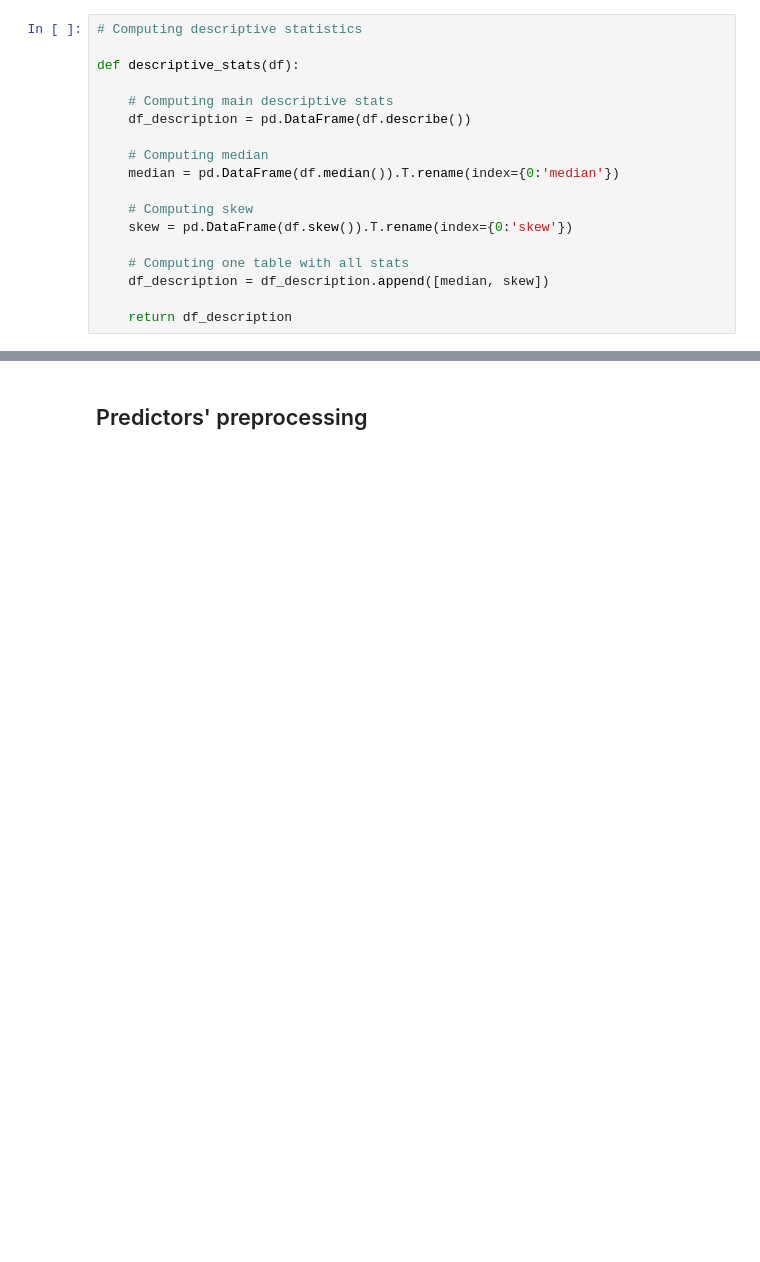
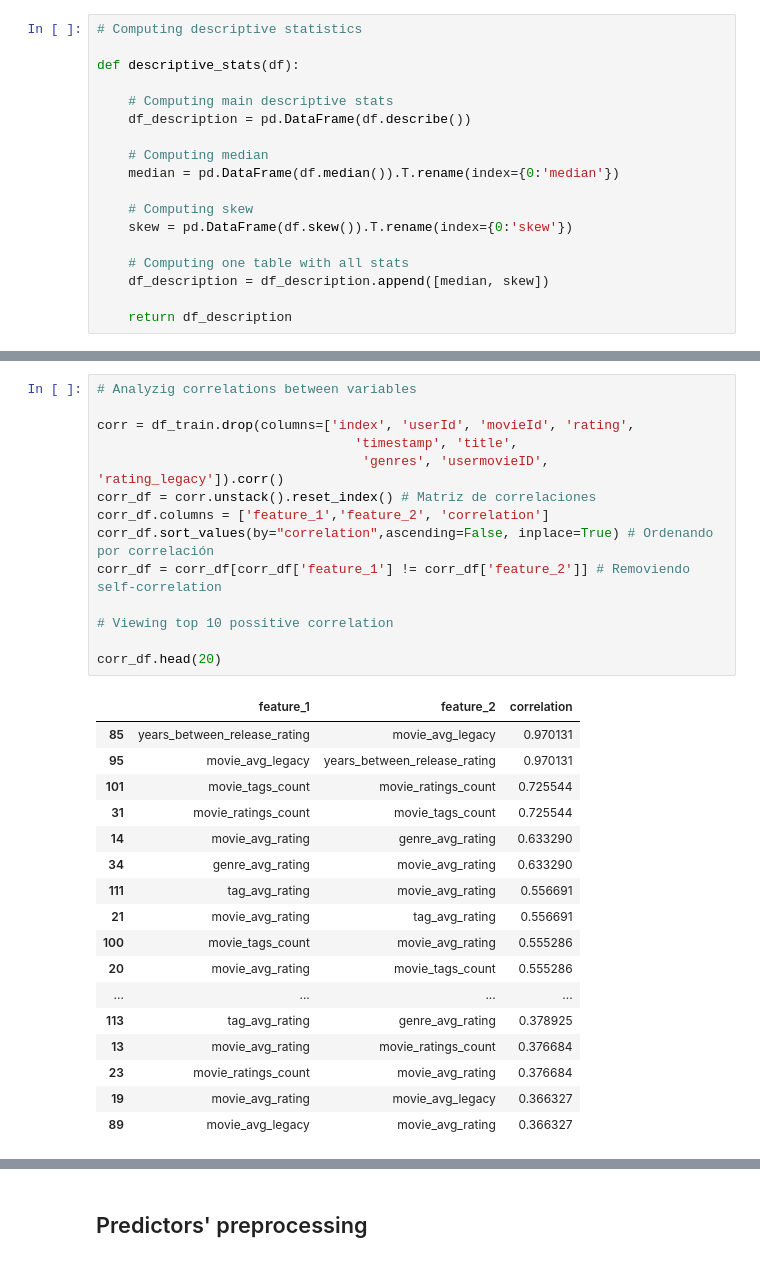
Before and after one commit to sanchiesa/user_movie_rating, a Jupyter notebook: notebooks/user_movie_rating.ipynb, the cells around one changed output, grey strips where cells are left out. Drawn from its saved outputs; the diff is of its cells as text; blank space fills up the shorter version.

```diff
--- a/notebooks/user_movie_rating.ipynb
+++ b/notebooks/user_movie_rating.ipynb
@@ -1215,3 +1225,35 @@ descriptive_stats(X_train)
 | max | 5.000000e+00 | 4.932800e+04 | 4.666667e+00 | 8.000000e+00 | 2.007000e+03 | 2.007000e+03 | ... |
 | median | 3.587460e+00 | 6.783000e+03 | 3.536288e+00 | 3.000000e+00 | 1.994000e+03 | 2.002000e+03 | ... |
 | skew | -7.429744e-01 | 1.436499e+00 | -5.064980e-01 | 5.070265e-01 | -2.009311e+00 | -1.456580e-01 | ... |
+# %%
+# Analyzig correlations between variables
+
+corr = df_train.drop(columns=['index', 'userId', 'movieId', 'rating',
+                                 'timestamp', 'title',
+                                  'genres', 'usermovieID', 'rating_legacy']).corr()
+corr_df = corr.unstack().reset_index() # Matriz de correlaciones
+corr_df.columns = ['feature_1','feature_2', 'correlation']
+corr_df.sort_values(by="correlation",ascending=False, inplace=True) # Ordenando por correlación
+corr_df = corr_df[corr_df['feature_1'] != corr_df['feature_2']] # Removiendo self-correlation
+
+# Viewing top 10 possitive correlation
+
+corr_df.head(20)
+# %% [output]
+|  | feature_1 | feature_2 | correlation |
+| 85 | years_between_release_rating | movie_avg_legacy | 0.970131 |
+| 95 | movie_avg_legacy | years_between_release_rating | 0.970131 |
+| 101 | movie_tags_count | movie_ratings_count | 0.725544 |
+| 31 | movie_ratings_count | movie_tags_count | 0.725544 |
+| 14 | movie_avg_rating | genre_avg_rating | 0.633290 |
+| 34 | genre_avg_rating | movie_avg_rating | 0.633290 |
+| 111 | tag_avg_rating | movie_avg_rating | 0.556691 |
+| 21 | movie_avg_rating | tag_avg_rating | 0.556691 |
+| 100 | movie_tags_count | movie_avg_rating | 0.555286 |
+| 20 | movie_avg_rating | movie_tags_count | 0.555286 |
+| ... | ... | ... | ... |
+| 113 | tag_avg_rating | genre_avg_rating | 0.378925 |
+| 13 | movie_avg_rating | movie_ratings_count | 0.376684 |
+| 23 | movie_ratings_count | movie_avg_rating | 0.376684 |
+| 19 | movie_avg_rating | movie_avg_legacy | 0.366327 |
+| 89 | movie_avg_legacy | movie_avg_rating | 0.366327 |
```
Also changed, not shown: parts of 27 cells of this notebook.
